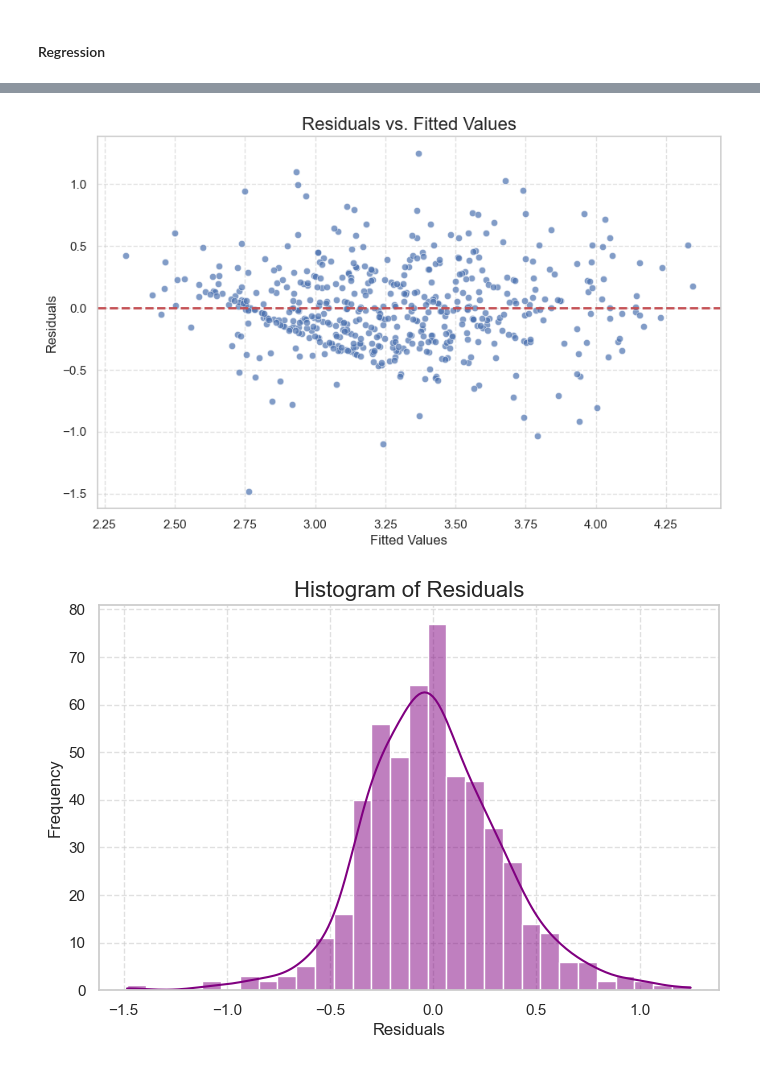
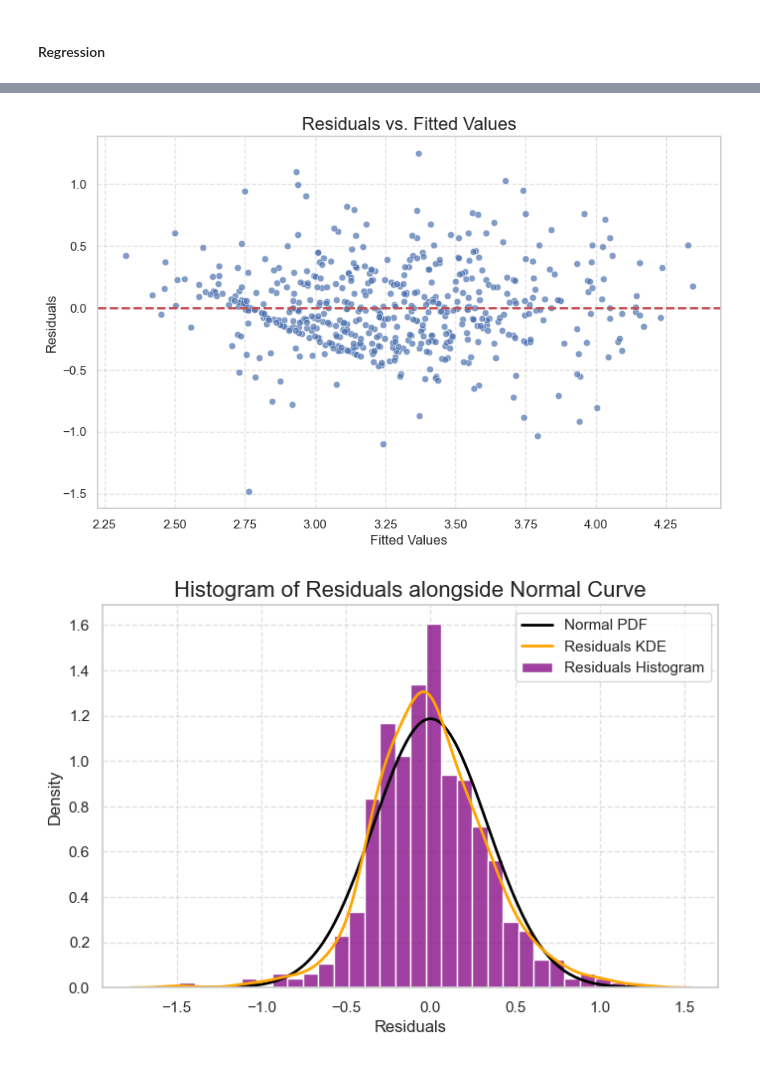
Before and after one commit to tulians/da-ga, a Jupyter notebook: analysis.ipynb, the cells around one changed output, grey strips where cells are left out. Cells and saved outputs as stored; diff of their text form; code cells hidden in the pictures.

Commit message:
improve distribution charts

```diff
--- a/analysis.ipynb
+++ b/analysis.ipynb
@@ -67,9 +67,9 @@ def plot_kde_on_ax(ax, data_series, title, xlabel, color):
     ax.grid(True, linestyle="--", alpha=0.7)
 # %%
 # Data Transformations to reduce right-skewness.
-df["wage_log"] = np.log(df.wage + 1)  # Add a tiny constant to avoid log(0)
-df["wage_sqrt"] = np.sqrt(df.wage)
-df["wage_inverse"] = 1 / df.wage
+df["log_wage"] = np.log(df.wage + 1)  # Add a tiny constant to avoid log(0)
+df["sqrt_wage"] = np.sqrt(df.wage)
+df["inverse_wage"] = 1 / df.wage
 
 # 2x2 matrix plot setup.
 fig, axes = plt.subplots(nrows=2, ncols=2, figsize=(14, 10))
@@ -84,19 +84,19 @@ plot_configs = [
         "color": "skyblue",
     },
     {
-        "column": "wage_log",
+        "column": "log_wage",
         "title": "Log-Transformed Wage Distribution",
         "xlabel": "Log(Wages)",
         "color": "lightcoral",
     },
     {
-        "column": "wage_sqrt",
+        "column": "sqrt_wage",
         "title": "Square Root-Transformed Wage Distribution",
         "xlabel": "Sqrt(Wages)",
         "color": "mediumseagreen",
     },
     {
-        "column": "wage_inverse",
+        "column": "inverse_wage",
         "title": "Inverse-Transformed Wage Distribution",
         "xlabel": "1/Wages",
         "color": "rebeccapurple",
@@ -507,7 +511,7 @@ X = df[prediction_columns]
 
 # Add a column of ones for the intercept
 X_plus_constant = sm.add_constant(X)
-y = df.wage_log
+y = df.log_wage
 
 model_sm = sm.OLS(y, X_plus_constant).fit()
 
@@ -552,42 +556,55 @@ plt.show()
 # - If you see a clear pattern (e.g., a curve, a fanning out/in shape), it suggests issues
 #   like non-linearity, heteroscedasticity, or omitted variables.
 
-# Plot 2: Histogram of Residuals (for normality check)
+# Plot 2: Histogram of Residuals (for normality check) with Normal Curve
 plt.figure(figsize=(8, 5))
-sns.histplot(residuals, kde=True, color="purple", bins=30)
-plt.title("Histogram of Residuals", fontsize=16)
+sns.histplot(residuals, kde=False, color="purple", bins=30, stat="density", label="Residuals Histogram")
+
+# Overlay normal distribution curve
+mean = residuals.mean()
+std = residuals.std()
+xmin, xmax = plt.xlim()
+x = np.linspace(xmin, xmax, 200)
+normal_pdf = stats.norm.pdf(x, mean, std)
+plt.plot(x, normal_pdf, color="black", linewidth=2, label="Normal PDF")
+
+# Optionally, add KDE for visual comparison
+sns.kdeplot(residuals, color="orange", linewidth=2, label="Residuals KDE")
+
+plt.title("Histogram of Residuals alongside Normal Curve", fontsize=16)
 plt.xlabel("Residuals", fontsize=12)
-plt.ylabel("Frequency", fontsize=12)
+plt.ylabel("Density", fontsize=12)
+plt.legend()
 plt.grid(True, linestyle="--", alpha=0.6)
 plt.show()
 
 # Interpretation of Histogram:
 # - Ideally, the histogram should approximate a bell curve (normal distribution).
 # - Significant skewness or multiple peaks might indicate problems.
 
 # Plot 3: Normal Q-Q Plot of Residuals (for normality check)
 # This is a more formal way to check for normality than a histogram.
 import scipy.stats as stats
 
 plt.figure(figsize=(8, 6))
 stats.probplot(residuals, dist="norm", plot=plt)
 plt.title("Normal Q-Q Plot of Residuals", fontsize=16)
 plt.xlabel("Theoretical Quantiles", fontsize=12)
 plt.ylabel("Standardized Residuals", fontsize=12)
 plt.grid(True, linestyle="--", alpha=0.6)
 plt.show()
 
 # Interpretation of Q-Q Plot:
 # - If the residuals are normally distributed, the points should fall approximately along the 45-degree line.
 # - Deviations from the line, especially at the tails, indicate departures from normality.
 
 # Statsmodels provides a convenient way to get common diagnostic plots:
 fig = plt.figure(figsize=(12, 8))
 fig = sm.graphics.plot_regress_exog(model_sm, "female_tenure_log", fig=fig)
 plt.tight_layout()
 plt.show()
 # %% [output]
 [figure]
-[figure, old version]
+[figure, new version]
 [figure]
 [figure]
```
Also changed, not shown: parts of 4 cells of this notebook.
